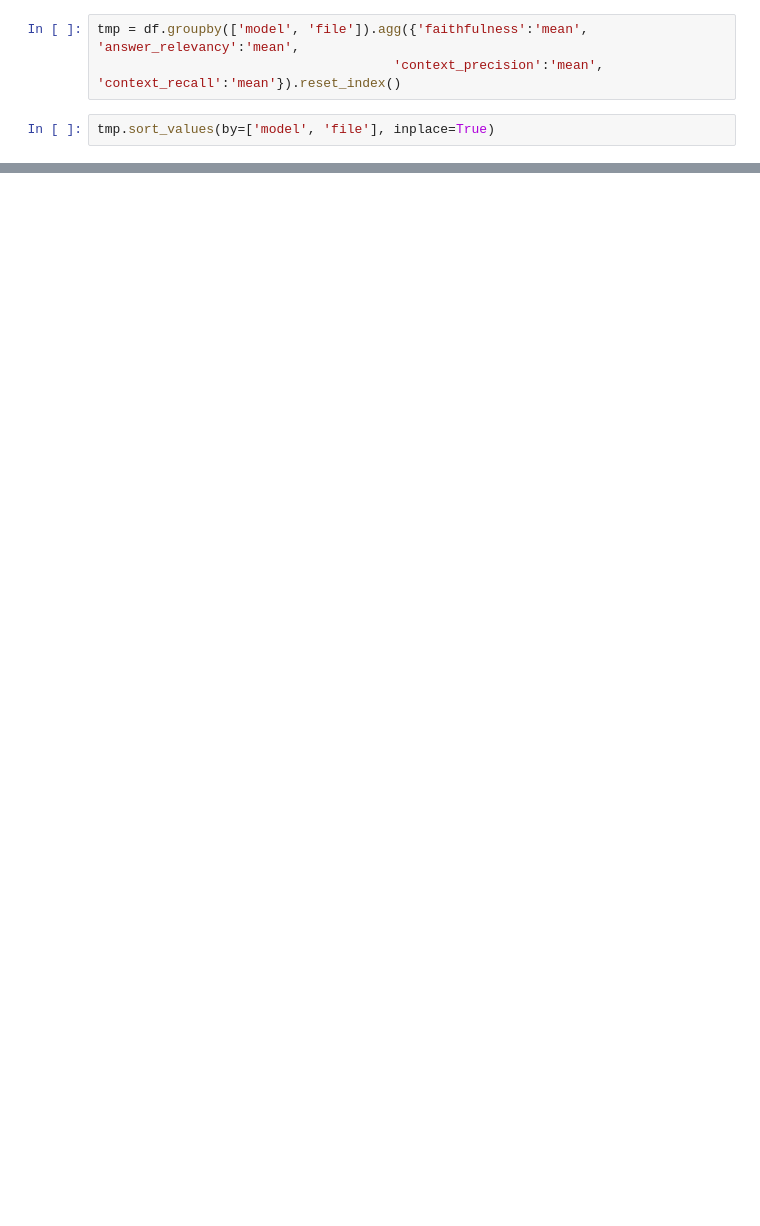
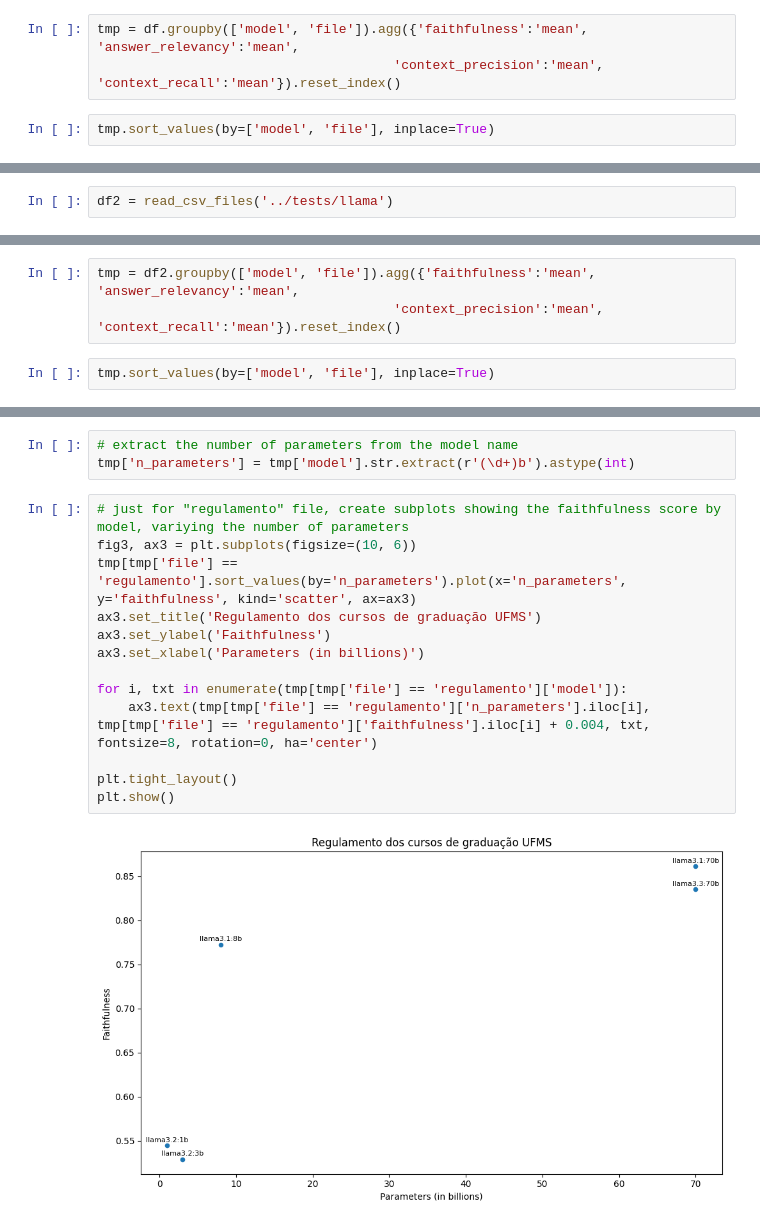
Before and after one commit to lucasstna/CapiGPT, a Jupyter notebook: notebooks/results.ipynb, the cells around one changed output, grey strips where cells are left out. Cells and saved outputs as stored; diff of their text form; blank space fills up the shorter version.

```diff
--- a/notebooks/results.ipynb
+++ b/notebooks/results.ipynb
@@ -93,0 +103,2 @@ for i, metric in enumerate(['faithfulness', 'answer_relevancy', 'context_precisi
+# %%
+df2 = read_csv_files('../tests/llama')
@@ -93,0 +137,5 @@ for i, metric in enumerate(['faithfulness', 'answer_relevancy', 'context_precisi
+# %%
+tmp = df2.groupby(['model', 'file']).agg({'faithfulness':'mean', 'answer_relevancy':'mean',
+                                      'context_precision':'mean', 'context_recall':'mean'}).reset_index()
+# %%
+tmp.sort_values(by=['model', 'file'], inplace=True)
@@ -93,0 +161,18 @@ for i, metric in enumerate(['faithfulness', 'answer_relevancy', 'context_precisi
+# %%
+# extract the number of parameters from the model name
+tmp['n_parameters'] = tmp['model'].str.extract(r'(\d+)b').astype(int)
+# %%
+# just for "regulamento" file, create subplots showing the faithfulness score by model, variying the number of parameters
+fig3, ax3 = plt.subplots(figsize=(10, 6))
+tmp[tmp['file'] == 'regulamento'].sort_values(by='n_parameters').plot(x='n_parameters', y='faithfulness', kind='scatter', ax=ax3)
+ax3.set_title('Regulamento dos cursos de graduação UFMS')
+ax3.set_ylabel('Faithfulness')
+ax3.set_xlabel('Parameters (in billions)')
+
+for i, txt in enumerate(tmp[tmp['file'] == 'regulamento']['model']):
+    ax3.text(tmp[tmp['file'] == 'regulamento']['n_parameters'].iloc[i], tmp[tmp['file'] == 'regulamento']['faithfulness'].iloc[i] + 0.004, txt, fontsize=8, rotation=0, ha='center')
+
+plt.tight_layout()
+plt.show()
+# %% [output]
+[figure, added]
```
Also changed, not shown: parts of 14 cells of this notebook, 6 other files.
